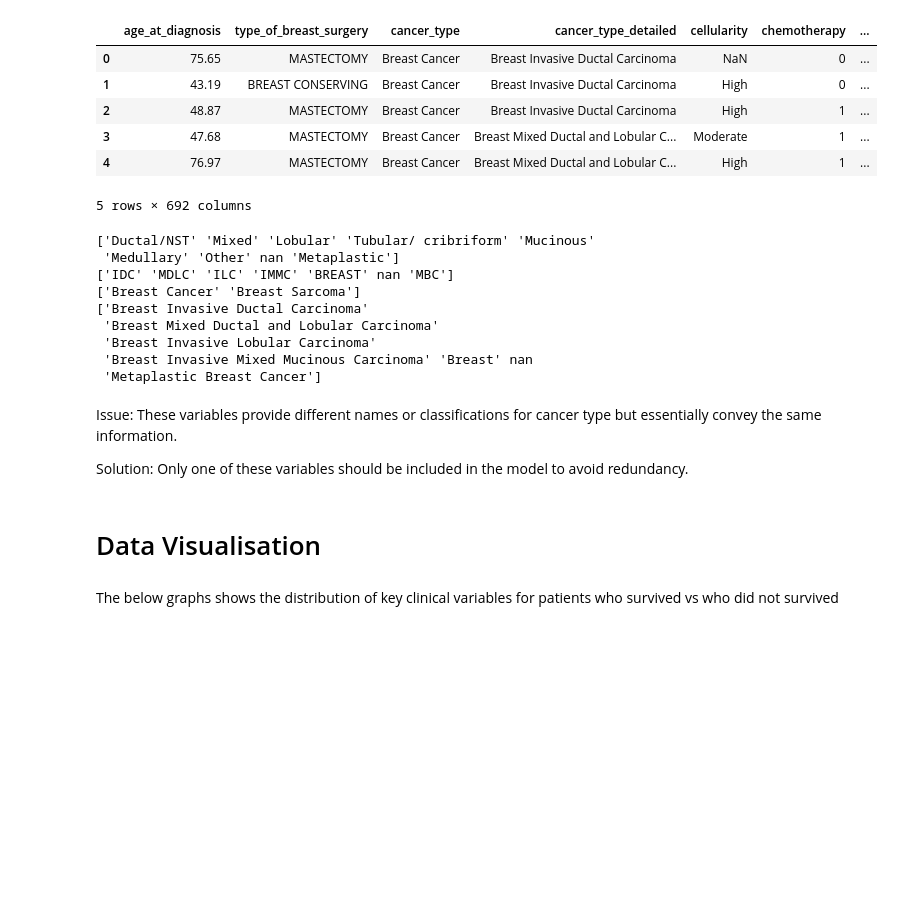
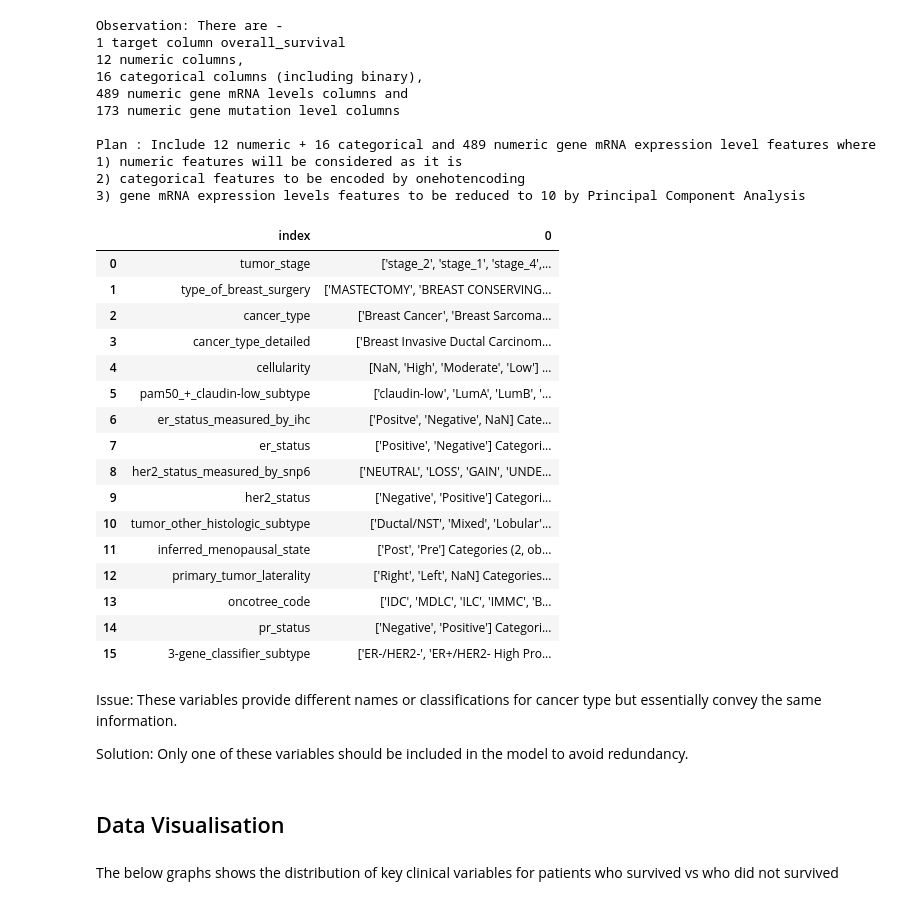
Before and after one commit to aleena-gigi/breast-cancer-prediction, a Jupyter notebook: Data Analysis and Preparation.ipynb, the cells around one changed output. Drawn from its saved outputs; the diff is of its cells as text; code cells hidden in the pictures; blank space fills up the shorter version.

```diff
--- a/Data Analysis and Preparation.ipynb
+++ b/Data Analysis and Preparation.ipynb
@@ -74,10 +39,22 @@ data.describe(include='all')
 # %%
-data.head()
+# Examine sample record
+data.sample()
+print('Observation: There are -\n1 target column overall_survival\n12 numeric columns, \
+      \n16 categorical columns (including binary), \n489 numeric gene mRNA levels columns and \
+      \n173 numeric gene mutation level columns')
+print('\nPlan : Include 12 numeric + 16 categorical and 489 numeric gene mRNA expression level features where \
+      \n1) numeric features will be considered as it is\
+      \n2) categorical features to be encoded by onehotencoding\
+      \n3) gene mRNA expression levels features to be reduced to 10 by Principal Component Analysis')
 # %% [output]
-|  | age_at_diagnosis | type_of_breast_surgery | cancer_type | cancer_type_detailed | cellularity | chemotherapy | ... |
-| 0 | 75.65 | MASTECTOMY | Breast Cancer | Breast Invasive Ductal Carcinoma | NaN | 0 | ... |
-| 1 | 43.19 | BREAST CONSERVING | Breast Cancer | Breast Invasive Ductal Carcinoma | High | 0 | ... |
-| 2 | 48.87 | MASTECTOMY | Breast Cancer | Breast Invasive Ductal Carcinoma | High | 1 | ... |
-| 3 | 47.68 | MASTECTOMY | Breast Cancer | Breast Mixed Ductal and Lobular C... | Moderate | 1 | ... |
-| 4 | 76.97 | MASTECTOMY | Breast Cancer | Breast Mixed Ductal and Lobular C... | High | 1 | ... |
-5 rows × 692 columns
+Observation: There are -
+1 target column overall_survival
+12 numeric columns,
+16 categorical columns (including binary),
+489 numeric gene mRNA levels columns and
+173 numeric gene mutation level columns
+
+Plan : Include 12 numeric + 16 categorical and 489 numeric gene mRNA expression level features where
+1) numeric features will be considered as it is
+2) categorical features to be encoded by onehotencoding
+3) gene mRNA expression levels features to be reduced to 10 by Principal Component Analysis
@@ -84,24 +126,30 @@ data.head()
 # %%
-print(data['tumor_other_histologic_subtype'].unique())
-print(data['oncotree_code'].unique())
-print(data['cancer_type'].unique())
-print(data['cancer_type_detailed'].unique())
+# Examine the different levels in each categorical column
+display(data[cat_cols].apply(pd.unique).reset_index())
 # %% [output]
-['Ductal/NST' 'Mixed' 'Lobular' 'Tubular/ cribriform' 'Mucinous'
- 'Medullary' 'Other' nan 'Metaplastic']
-['IDC' 'MDLC' 'ILC' 'IMMC' 'BREAST' nan 'MBC']
-['Breast Cancer' 'Breast Sarcoma']
-['Breast Invasive Ductal Carcinoma'
- 'Breast Mixed Ductal and Lobular Carcinoma'
- 'Breast Invasive Lobular Carcinoma'
- 'Breast Invasive Mixed Mucinous Carcinoma' 'Breast' nan
- 'Metaplastic Breast Cancer']
+|  | index | 0 |
+| 0 | tumor_stage | ['stage_2', 'stage_1', 'stage_4',... |
+| 1 | type_of_breast_surgery | ['MASTECTOMY', 'BREAST CONSERVING... |
+| 2 | cancer_type | ['Breast Cancer', 'Breast Sarcoma... |
+| 3 | cancer_type_detailed | ['Breast Invasive Ductal Carcinom... |
+| 4 | cellularity | [NaN, 'High', 'Moderate', 'Low'] ... |
+| 5 | pam50_+_claudin-low_subtype | ['claudin-low', 'LumA', 'LumB', '... |
+| 6 | er_status_measured_by_ihc | ['Positve', 'Negative', NaN] Cate... |
+| 7 | er_status | ['Positive', 'Negative'] Categori... |
+| 8 | her2_status_measured_by_snp6 | ['NEUTRAL', 'LOSS', 'GAIN', 'UNDE... |
+| 9 | her2_status | ['Negative', 'Positive'] Categori... |
+| 10 | tumor_other_histologic_subtype | ['Ductal/NST', 'Mixed', 'Lobular'... |
+| 11 | inferred_menopausal_state | ['Post', 'Pre'] Categories (2, ob... |
+| 12 | primary_tumor_laterality | ['Right', 'Left', NaN] Categories... |
+| 13 | oncotree_code | ['IDC', 'MDLC', 'ILC', 'IMMC', 'B... |
+| 14 | pr_status | ['Negative', 'Positive'] Categori... |
+| 15 | 3-gene_classifier_subtype | ['ER-/HER2-', 'ER+/HER2- High Pro... |
 # %% [markdown]
 Issue: These variables provide different names or classifications for cancer type but essentially convey the same information.
 
 Solution: Only one of these variables should be included in the model to avoid redundancy.
 # %% [markdown]
-# Data Visualisation
+## Data Visualisation
 # %% [markdown]
 The below graphs shows the distribution of key clinical variables for patients who survived vs who did not survived
 # %%
```
Also changed, not shown: parts of 54 cells of this notebook, 11 other files.
